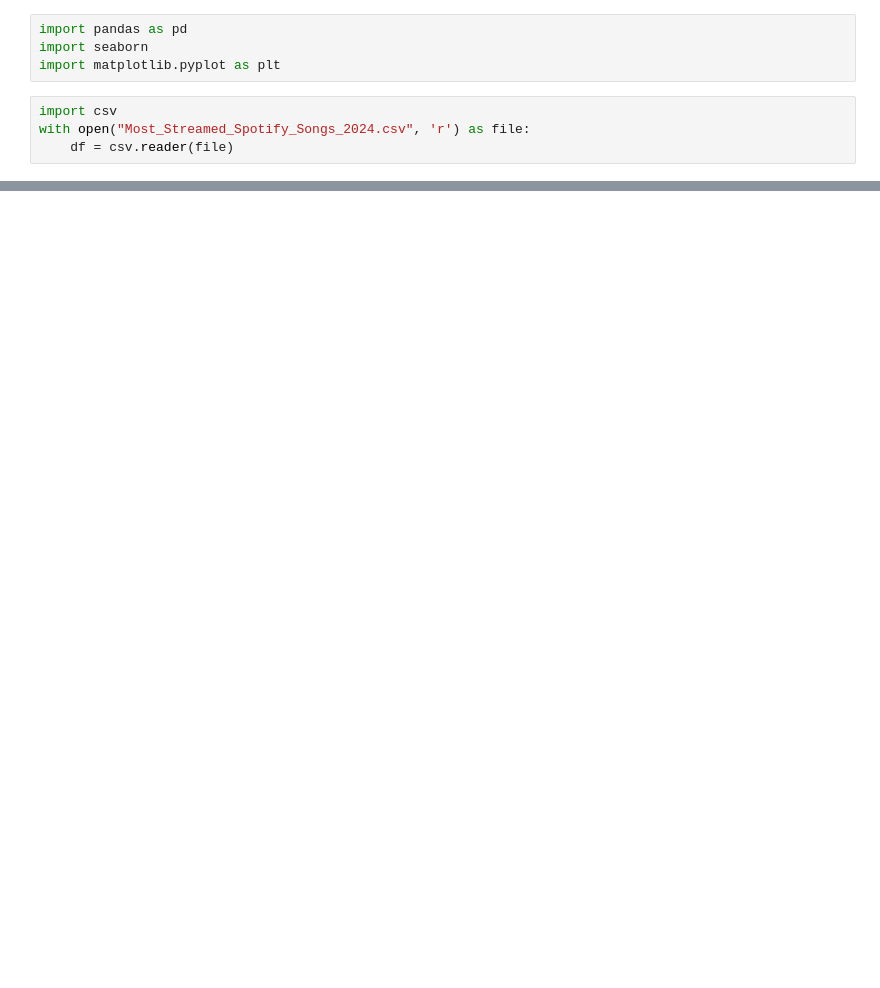
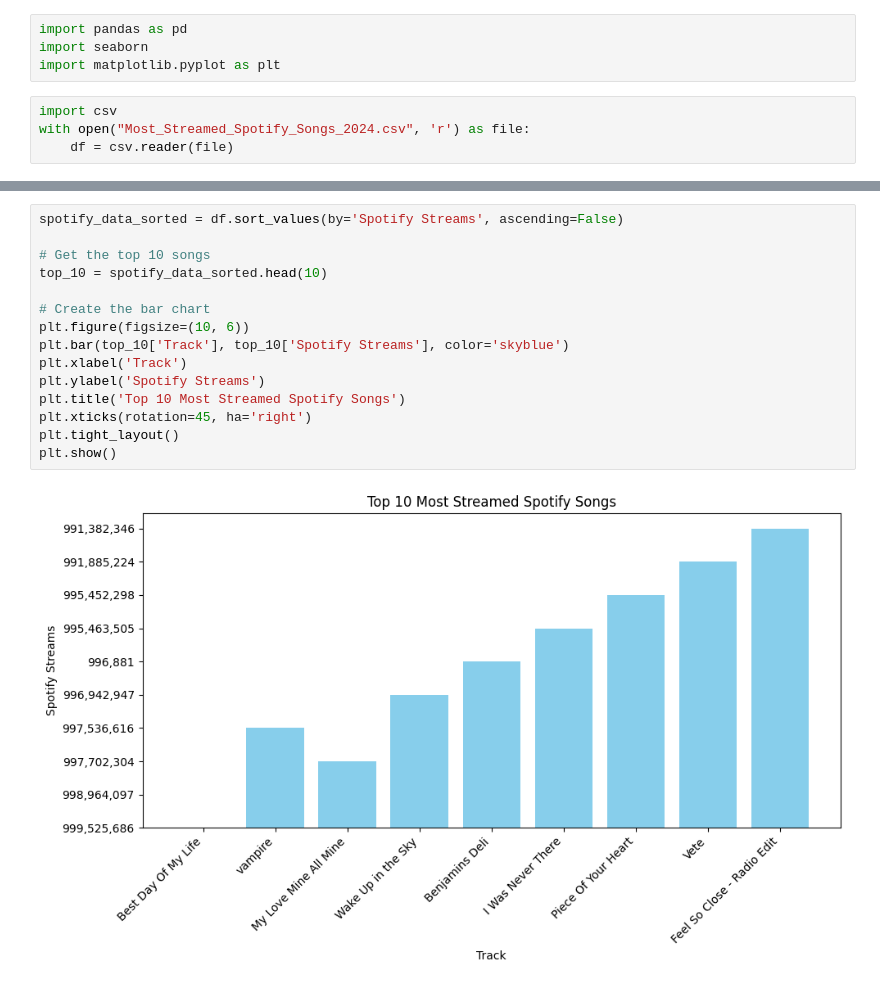
Before and after one commit to itsethe/HtHFinalProject, a Jupyter notebook: final_project.ipynb, the cells around one changed output, grey strips where cells are left out. Saved outputs shown, nothing was run; the diff lists cells and outputs as text; blank space fills up the shorter version.

```diff
--- a/final_project.ipynb
+++ b/final_project.ipynb
@@ -30,0 +96,17 @@ df.head(20)
+# %%
+spotify_data_sorted = df.sort_values(by='Spotify Streams', ascending=False)
+
+# Get the top 10 songs
+top_10 = spotify_data_sorted.head(10)
+
+# Create the bar chart
+plt.figure(figsize=(10, 6))
+plt.bar(top_10['Track'], top_10['Spotify Streams'], color='skyblue')
+plt.xlabel('Track')
+plt.ylabel('Spotify Streams')
+plt.title('Top 10 Most Streamed Spotify Songs')
+plt.xticks(rotation=45, ha='right')
+plt.tight_layout()
+plt.show()
+# %% [output]
+[figure, added]
```
Also changed, not shown: parts of 6 cells of this notebook.
